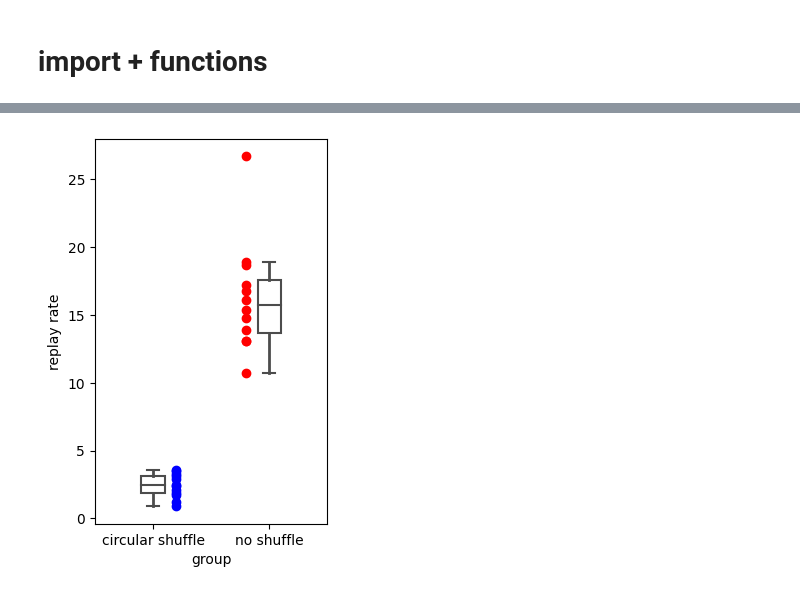
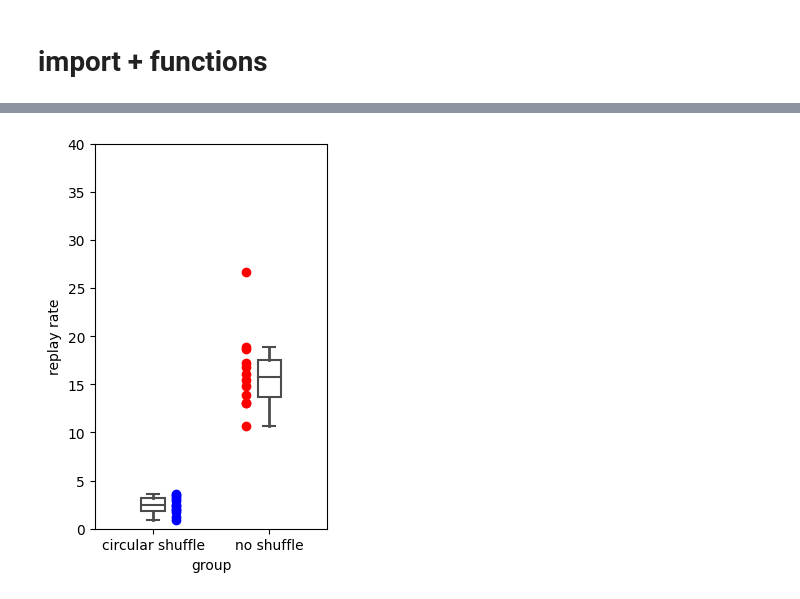
Before and after one commit to EmmettJT/sequences_analyse_PPSeq, a Jupyter notebook: revision_analysis/circular_shuffle/circular_shuffle_synthetic_replay_analysis.ipynb, the cells around one changed output, grey strips where cells are left out. Drawn from its saved outputs; the diff is of its cells as text; code cells hidden in the pictures.

```diff
--- a/revision_analysis/circular_shuffle/circular_shuffle_synthetic_replay_analysis.ipynb
+++ b/revision_analysis/circular_shuffle/circular_shuffle_synthetic_replay_analysis.ipynb
@@ -61,19 +599,21 @@ import seaborn as sns
 # %%
-# load in the csv:
-circular_shuffle_df = pd.read_csv(r'Z:\projects\sequence_squad\revision_data\emmett_revisions\circular_shuffle\circular_shuffle_test.csv')
-
 shuffle_events_per_min = circular_shuffle_df.c_shuffled_epm.values
 non_shuff_events_per_min = circular_shuffle_df.non_shuffled_epm.values
 
 fig, ax = plt.subplots(1, 1, figsize=(3, 5))
 
 ax.plot([0.2]*len(shuffle_events_per_min),shuffle_events_per_min,'o', color = 'blue')
 ax.plot([0.8]*len(non_shuff_events_per_min),non_shuff_events_per_min,'o', color = 'red')
 
+ax.set_ylim(0,40)
+
+# for i in range(len(shuffle_events_per_min)):
+#     ax.plot([0.2,0.8],[shuffle_events_per_min[i],non_shuff_events_per_min[i]], 'o-')
+
 plt_df = pd.DataFrame({'group': (['circular shuffle'] * len(shuffle_events_per_min)) + (['no shuffle'] * len(non_shuff_events_per_min)) , 'replay rate': list(shuffle_events_per_min)+list(non_shuff_events_per_min)})
 ax = sns.boxplot(y='replay rate', x='group', data=plt_df, color='blue', width=.2, zorder=10,
                     showcaps=True, boxprops={'facecolor': 'none', "zorder": 10},
                     showfliers=False, whiskerprops={'linewidth': 2, "zorder": 10},
                     saturation=1, orient='v')
 # %% [output]
-[figure, old version]
+[figure, new version]
```
Also changed, not shown: parts of 4 cells of this notebook, 1 other file.
